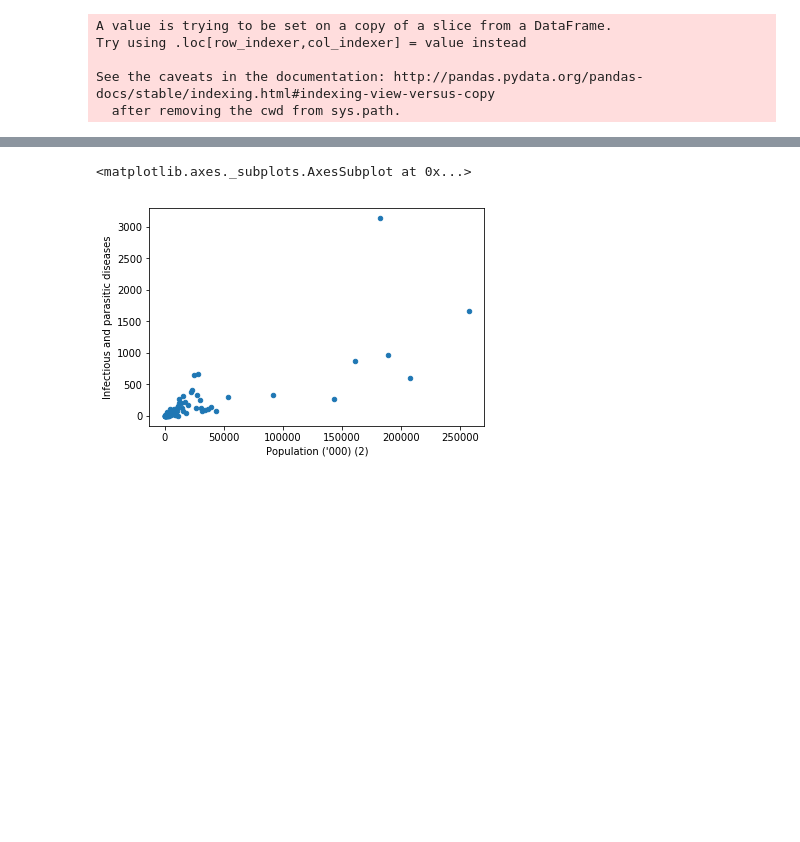
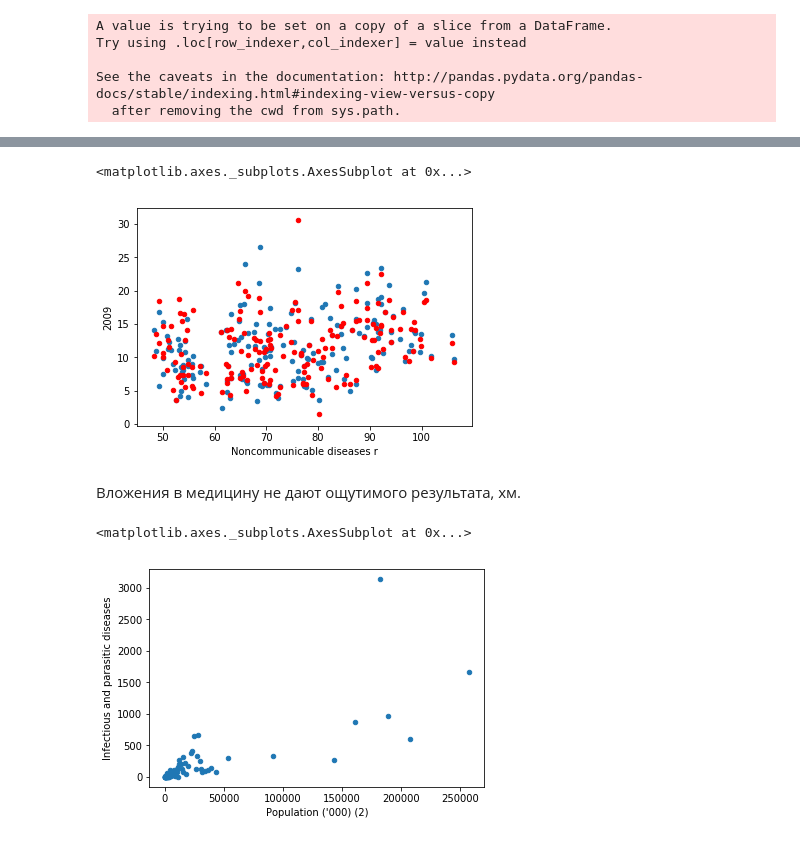
Before and after one commit to Derrior/data-journalism, a Jupyter notebook: data-crawling/who-data.ipynb, the cells around one changed output, grey strips where cells are left out. Saved outputs shown, nothing was run; the diff lists cells and outputs as text; code cells hidden in the pictures; blank space fills up the shorter version.

```diff
--- a/data-crawling/who-data.ipynb
+++ b/data-crawling/who-data.ipynb
@@ -139,7 +107,3 @@ Intentional injuries
 # %%
 burden_and_expenditure = (basic.transpose().append(health_exp["2014"])).transpose()
-for i in burden_and_expenditure.columns:
-    try:
-        burden_and_expenditure[i] = pandas.to_numeric(burden_and_expenditure[i])
-    except:
-        pass
+burden_and_expenditure = (burden_and_expenditure.transpose().append(health_exp["2009"])).transpose()
@@ -159,3 +110,11 @@ burden_and_expenditure[burden_and_expenditure["Respiratory Infectious "] > 800]
+# %%
+noncomm_expenditure = burden_and_expenditure.plot.scatter(x="Noncommunicable diseases r", y='2014')
+burden_and_expenditure.plot.scatter(x="Noncommunicable diseases r", y='2009', ax=noncomm_expenditure, color="red")
+# %% [output]
+<matplotlib.axes._subplots.AxesSubplot at 0x...>
+[figure, added]
+# %% [markdown]
+Вложения в медицину не дают ощутимого результата, хм.
 # %%
 filtered_bae = burden_and_expenditure[burden_and_expenditure["Population (\'000) (2)"] < 1000000]
 filtered_bae[10 > filtered_bae['2014']].plot.scatter(x="Population ('000) (2)", y="Infectious and parasitic diseases")
```
Also changed, not shown: parts of 16 cells of this notebook.
